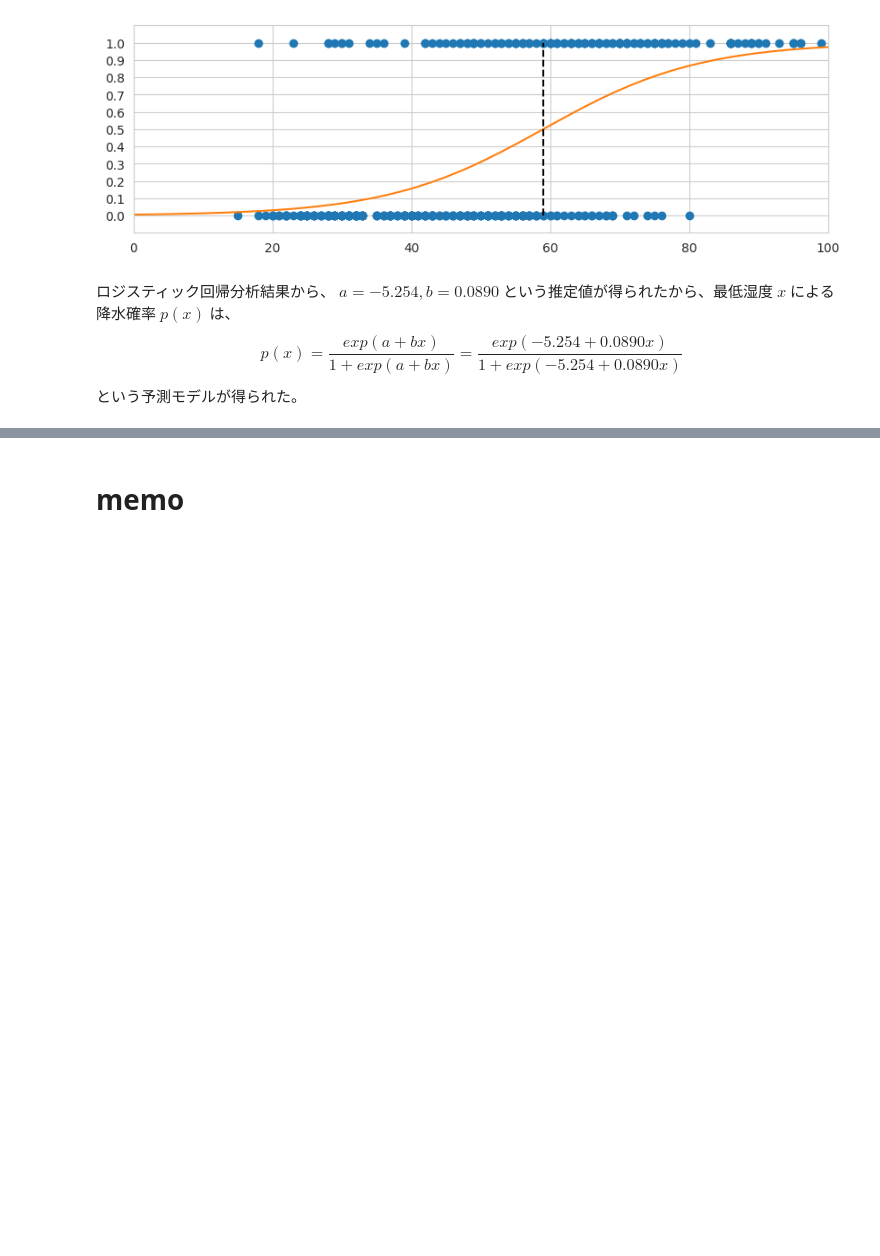
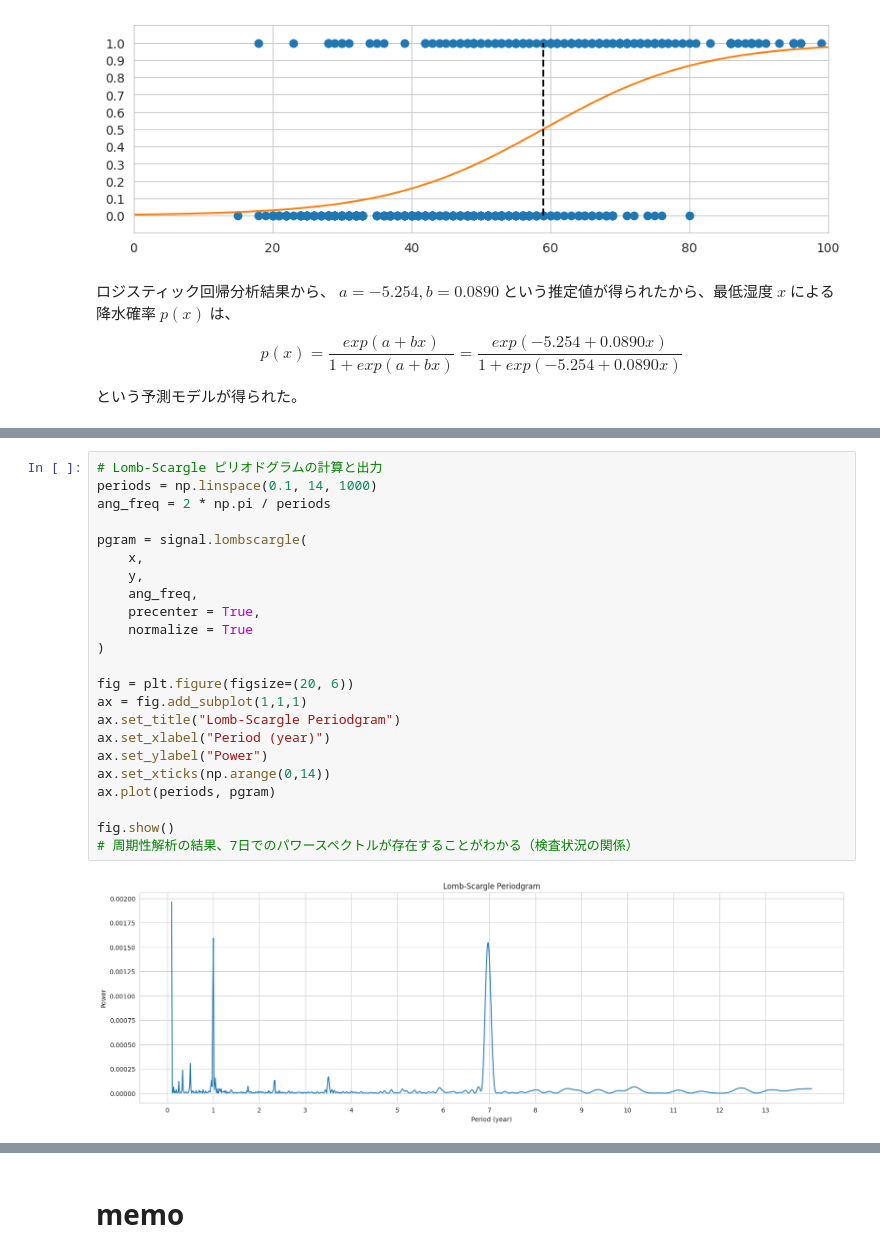
Before and after one commit to MDASH-shinshu/MDASH-T-DS, a Jupyter notebook: 4/4_data_analysis_colab.ipynb, the cells around one changed output, grey strips where cells are left out. Cells and saved outputs as stored; diff of their text form; blank space fills up the shorter version.

```diff
--- a/4/4_data_analysis_colab.ipynb
+++ b/4/4_data_analysis_colab.ipynb
@@ -472,0 +580,25 @@ $$ p(x) = \frac{exp(a+bx)}{1+exp(a+bx)} = \frac{exp(-5.254 + 0.0890x)}{1+exp(-5.
+# %%
+# Lomb-Scargle ピリオドグラムの計算と出力
+periods = np.linspace(0.1, 14, 1000)
+ang_freq = 2 * np.pi / periods
+
+pgram = signal.lombscargle(
+    x,
+    y,
+    ang_freq,
+    precenter = True,
+    normalize = True
+)
+
+fig = plt.figure(figsize=(20, 6))
+ax = fig.add_subplot(1,1,1)
+ax.set_title("Lomb-Scargle Periodgram")
+ax.set_xlabel("Period (year)")
+ax.set_ylabel("Power")
+ax.set_xticks(np.arange(0,14))
+ax.plot(periods, pgram)
+
+fig.show()
+# 周期性解析の結果、7日でのパワースペクトルが存在することがわかる（検査状況の関係）
+# %% [output]
+[figure, added]
```
Also changed, not shown: parts of 52 cells of this notebook.
